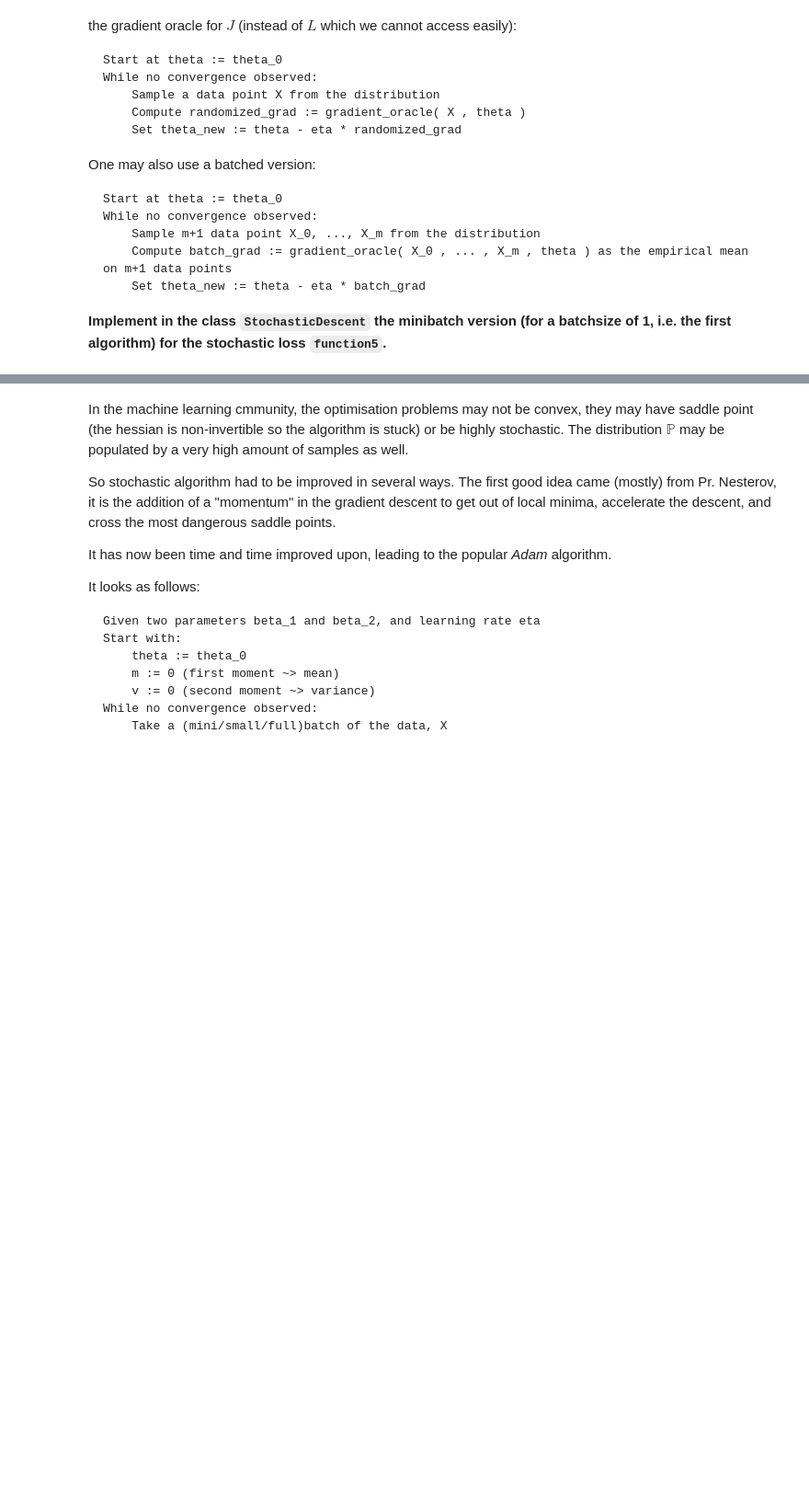
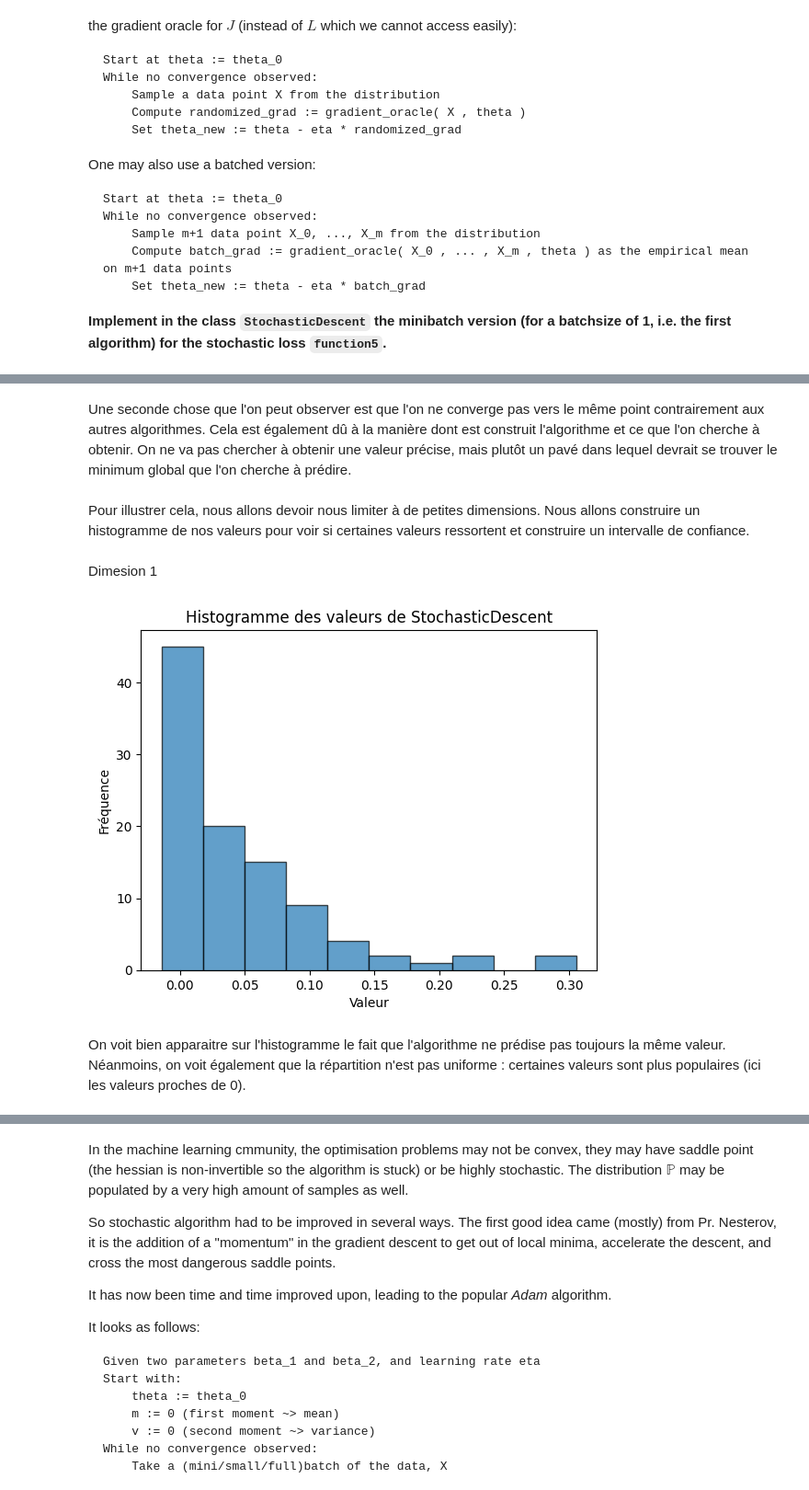
Before and after one commit to malnoe/Introduction-to-Python-for-Data-Sciences, a Jupyter notebook: projects/Group_1/Project_1.ipynb, the cells around one changed output, grey strips where cells are left out. Shown at 92% size. Saved outputs shown, nothing was run; the diff lists cells and outputs as text; code cells hidden in the pictures; blank space fills up the shorter version.

```diff
--- a/projects/Group_1/Project_1.ipynb
+++ b/projects/Group_1/Project_1.ipynb
@@ -296,0 +319,25 @@ array([ 0.07429939, -0.31132822, -0.09933746,  0.18744907,  0.06498768,
+# %% [markdown]
+Une seconde chose que l'on peut observer est que l'on ne converge pas vers le même point contrairement aux autres algorithmes. Cela est également dû à la manière dont est construit l'algorithme et ce que l'on cherche à obtenir. On ne va pas chercher à obtenir une valeur précise, mais plutôt un pavé dans lequel devrait se trouver le minimum global que l'on cherche à prédire.
+# %% [markdown]
+Pour illustrer cela, nous allons devoir nous limiter à de petites dimensions. Nous allons construire un histogramme de nos valeurs pour voir si certaines valeurs ressortent et construire un intervalle de confiance.
+# %% [markdown]
+Dimesion 1
+# %%
+n=1
+function_test = make_random_func2(10000, n)
+# %%
+import matplotlib.pyplot as plt
+
+# Vecteur résultat
+results = [StochasticDescent(eps=0.001, theta0=np.array([0 for _ in range(n)]), L=function_test, eta=0.01, batch_size = n)[0][0] for _ in range(100)]
+
+# Histogramme
+plt.hist(results, bins=10, edgecolor='k', alpha=0.7)
+plt.title("Histogramme des valeurs de StochasticDescent")
+plt.xlabel("Valeur")
+plt.ylabel("Fréquence")
+plt.show()
+# %% [output]
+[figure, added]
+# %% [markdown]
+On voit bien apparaitre sur l'histogramme le fait que l'algorithme ne prédise pas toujours la même valeur. Néanmoins, on voit également que la répartition n'est pas uniforme : certaines valeurs sont plus populaires (ici les valeurs proches de 0).
```
Also changed, not shown: parts of 21 cells of this notebook, 2 other files.
